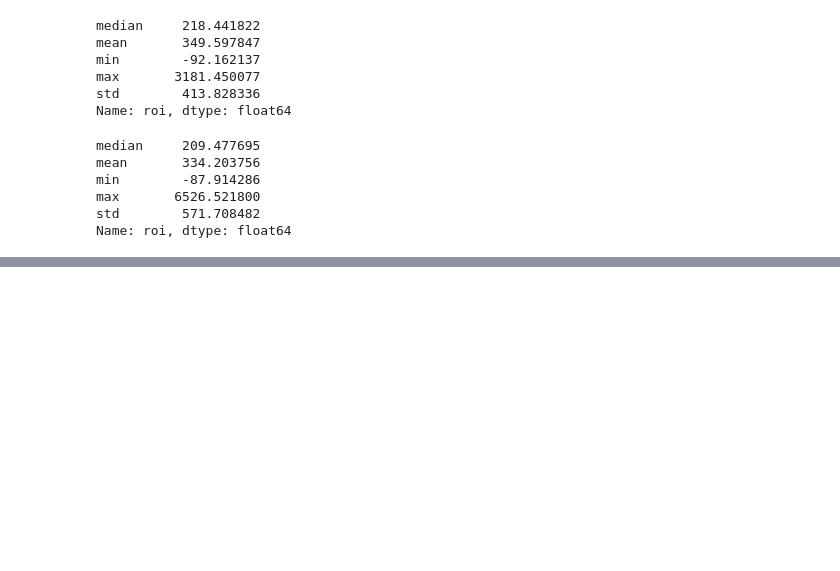
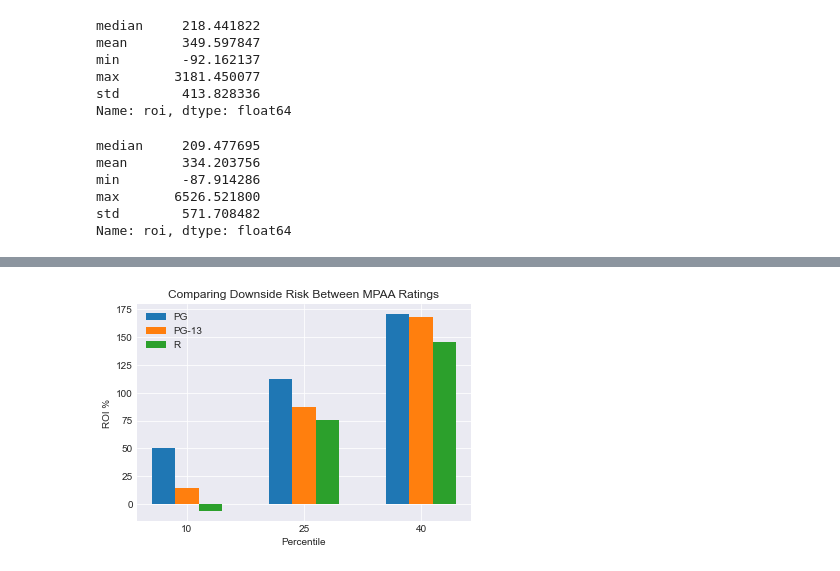
Before and after one commit to halemade/film_recommendations, a Jupyter notebook: ratings.ipynb, the cells around one changed output, grey strips where cells are left out. Cells and saved outputs as stored; diff of their text form; code cells hidden in the pictures; blank space fills up the shorter version.

```diff
--- a/ratings.ipynb
+++ b/ratings.ipynb
@@ -443,0 +414,23 @@ plt.show()
+# %%
+#comparing downside risk
+# create data
+x = np.arange(3)
+percentile = [10, 25, 40]
+y1 = [np.percentile(pg['roi'], x) for x in percentile]
+y2 = [np.percentile(pg_13['roi'], x) for x in percentile]
+y3 = [np.percentile(r['roi'], x) for x in percentile]
+width = 0.2
+
+# plot data in grouped manner of bar type
+plt.bar(x-0.2, y1, width)
+plt.bar(x, y2, width)
+plt.bar(x+0.2, y3, width)
+plt.title('Comparing Downside Risk Between MPAA Ratings')
+plt.xticks(x, ['10', '25', '40'])
+plt.xlabel("Percentile")
+plt.ylabel("ROI %")
+plt.legend(["PG", "PG-13", "R"])
+plt.style.use('seaborn-darkgrid')
+plt.show()
+# %% [output]
+[figure, added]
```
Also changed, not shown: parts of 12 cells of this notebook, 1 other file.
